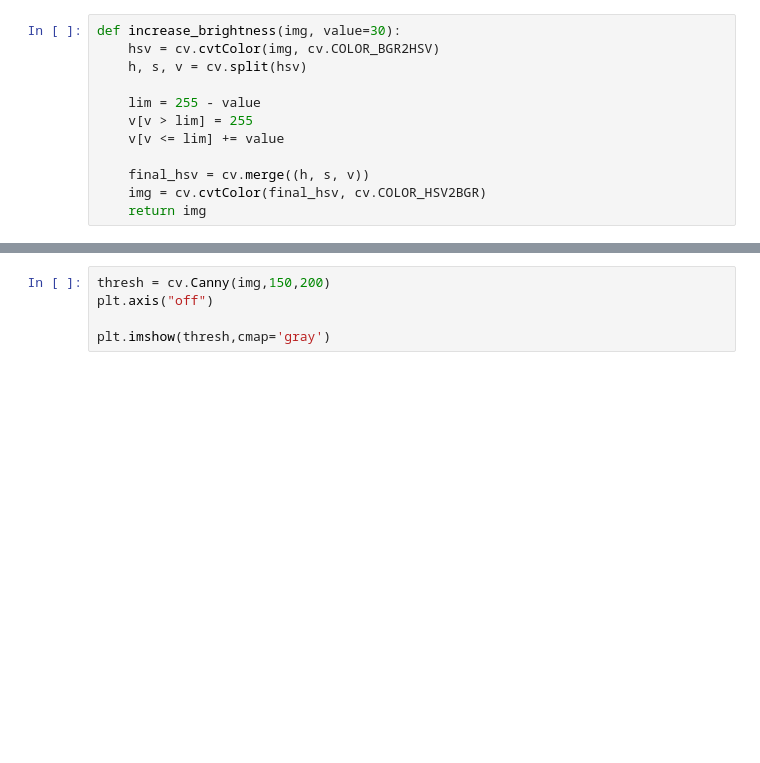
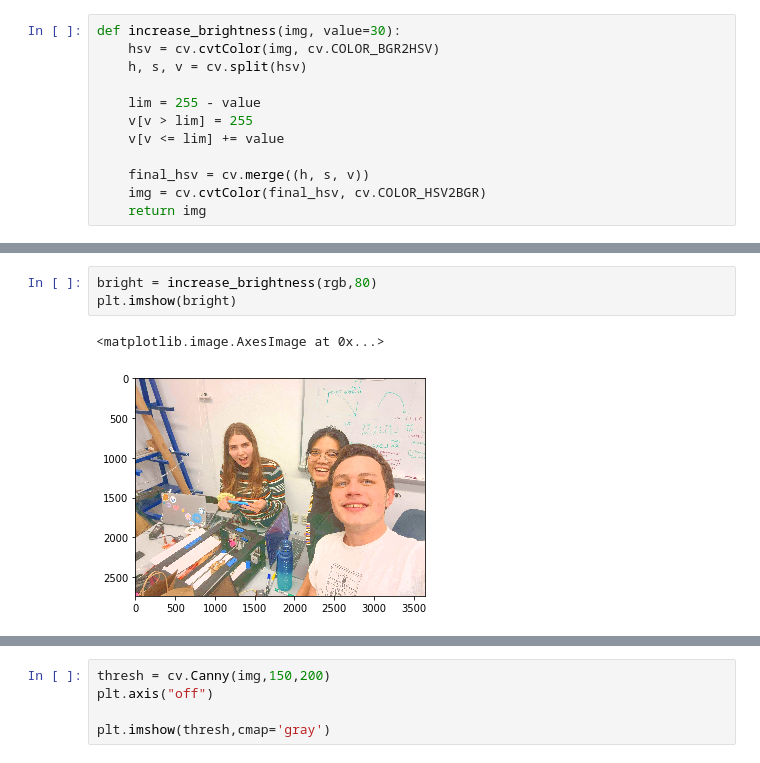
Before and after one commit to lhwitten/Art-Robot, a Jupyter notebook: CV/edge_detection.ipynb, the cells around one changed output, grey strips where cells are left out. Cells and saved outputs as stored; diff of their text form; blank space fills up the shorter version.

```diff
--- a/CV/edge_detection.ipynb
+++ b/CV/edge_detection.ipynb
@@ -23,0 +30,6 @@ gray = cv.cvtColor(bright,cv.COLOR_BGR2GRAY)
+# %%
+bright = increase_brightness(rgb,80)
+plt.imshow(bright)
+# %% [output]
+<matplotlib.image.AxesImage at 0x...>
+[figure, added]
```
Also changed, not shown: parts of 8 cells of this notebook.
